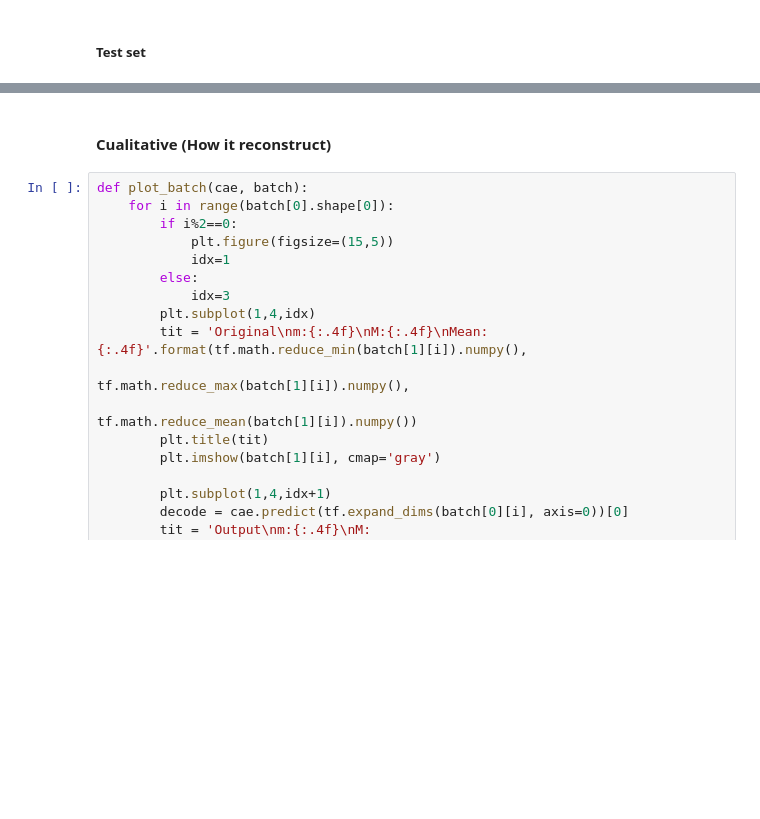
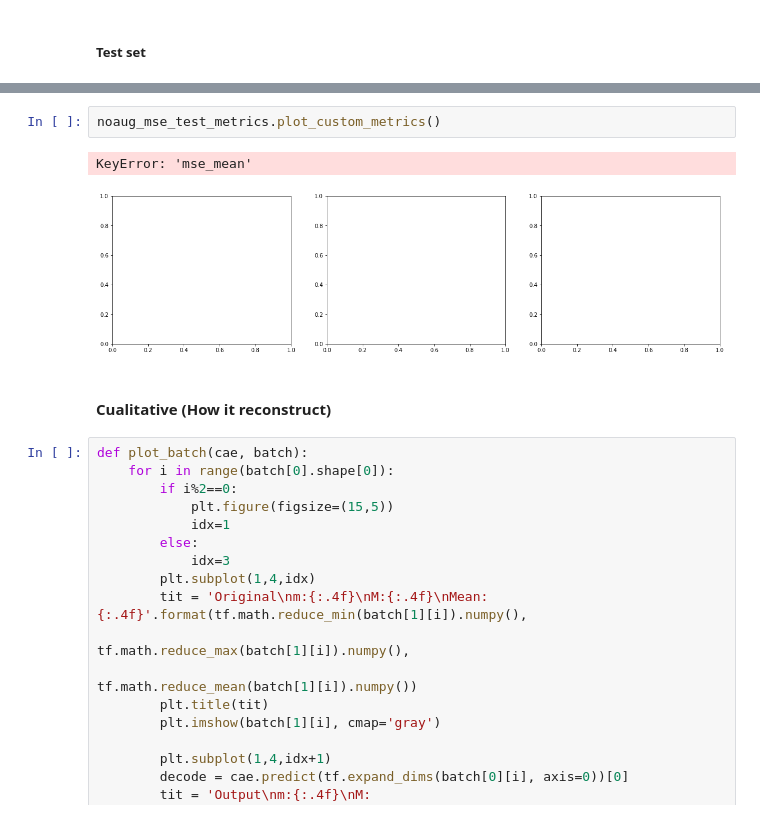
Before and after one commit to AdrianArnaiz/Brain-MRI-Autoencoder, a Jupyter notebook: src/2.Experiments/First_Experiments.ipynb, the cells around one changed output, grey strips where cells are left out. Saved outputs shown, nothing was run; the diff lists cells and outputs as text; blank space fills up the shorter version.

```diff
--- a/src/2.Experiments/First_Experiments.ipynb
+++ b/src/2.Experiments/First_Experiments.ipynb
@@ -60,3 +89,8 @@ from tensorflow.keras.layers import Activation
+# %%
+noaug_mse_test_metrics.plot_custom_metrics()
+# %% [output]
+KeyError: 'mse_mean'
+[figure, added]
 # %% [markdown]
 #### Cualitative (How it reconstruct)
 # %%
```
Also changed, not shown: parts of 25 cells of this notebook, 23 other files.
